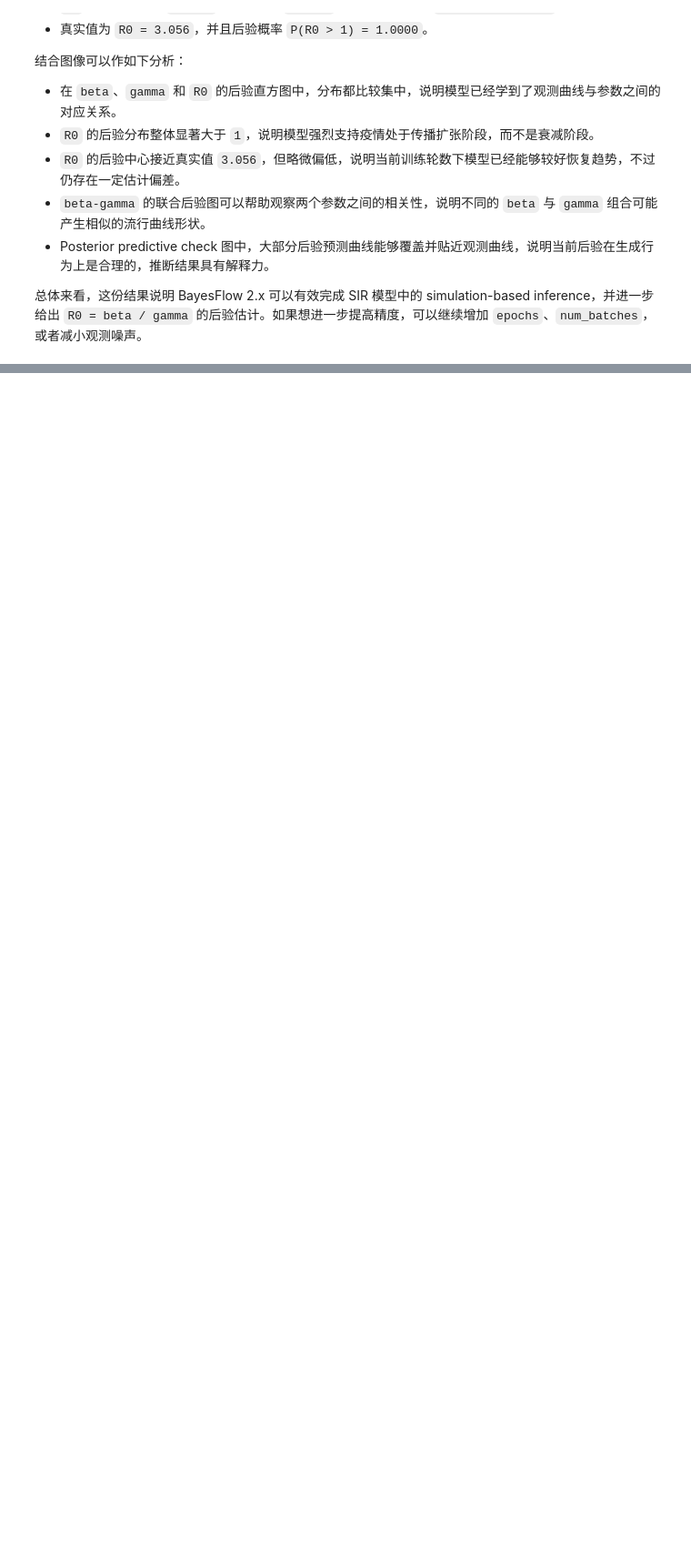
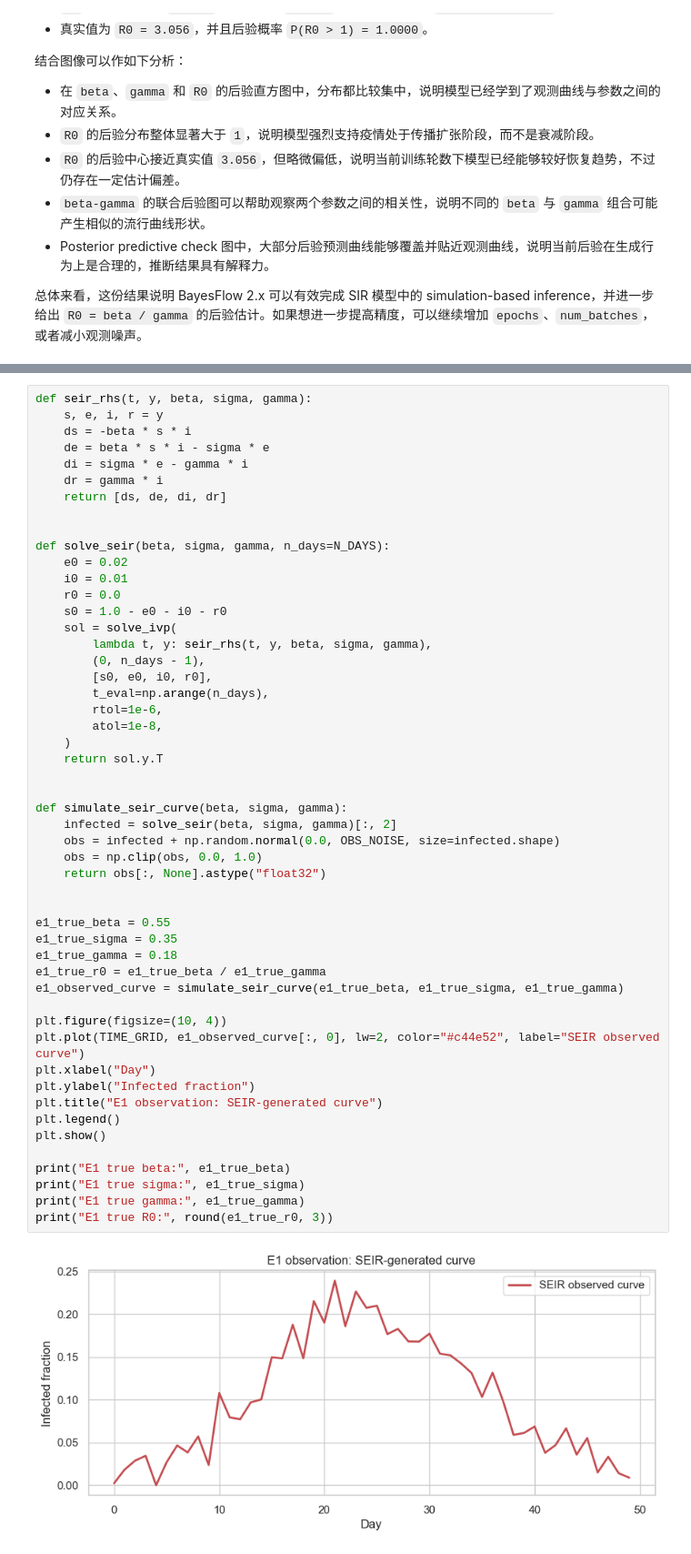
Before and after one commit to jiayi-ji01/GNN_Final_Project, a Jupyter notebook: BayesFlows.ipynb, the cells around one changed output, grey strips where cells are left out. Shown at 91% size. Cells and saved outputs as stored; diff of their text form; blank space fills up the shorter version.

```diff
--- a/BayesFlows.ipynb
+++ b/BayesFlows.ipynb
@@ -304,0 +327,53 @@ plt.show()
+# %%
+def seir_rhs(t, y, beta, sigma, gamma):
+    s, e, i, r = y
+    ds = -beta * s * i
+    de = beta * s * i - sigma * e
+    di = sigma * e - gamma * i
+    dr = gamma * i
+    return [ds, de, di, dr]
+
+
+def solve_seir(beta, sigma, gamma, n_days=N_DAYS):
+    e0 = 0.02
+    i0 = 0.01
+    r0 = 0.0
+    s0 = 1.0 - e0 - i0 - r0
+    sol = solve_ivp(
+        lambda t, y: seir_rhs(t, y, beta, sigma, gamma),
+        (0, n_days - 1),
+        [s0, e0, i0, r0],
+        t_eval=np.arange(n_days),
+        rtol=1e-6,
+        atol=1e-8,
+    )
+    return sol.y.T
+
+
+def simulate_seir_curve(beta, sigma, gamma):
+    infected = solve_seir(beta, sigma, gamma)[:, 2]
+    obs = infected + np.random.normal(0.0, OBS_NOISE, size=infected.shape)
+    obs = np.clip(obs, 0.0, 1.0)
+    return obs[:, None].astype("float32")
+
+
+e1_true_beta = 0.55
+e1_true_sigma = 0.35
+e1_true_gamma = 0.18
+e1_true_r0 = e1_true_beta / e1_true_gamma
+e1_observed_curve = simulate_seir_curve(e1_true_beta, e1_true_sigma, e1_true_gamma)
+
+plt.figure(figsize=(10, 4))
+plt.plot(TIME_GRID, e1_observed_curve[:, 0], lw=2, color="#c44e52", label="SEIR observed curve")
+plt.xlabel("Day")
+plt.ylabel("Infected fraction")
+plt.title("E1 observation: SEIR-generated curve")
+plt.legend()
+plt.show()
+
+print("E1 true beta:", e1_true_beta)
+print("E1 true sigma:", e1_true_sigma)
+print("E1 true gamma:", e1_true_gamma)
+print("E1 true R0:", round(e1_true_r0, 3))
+# %% [output]
+[figure, added]
```
Also changed, not shown: parts of 13 cells of this notebook.
